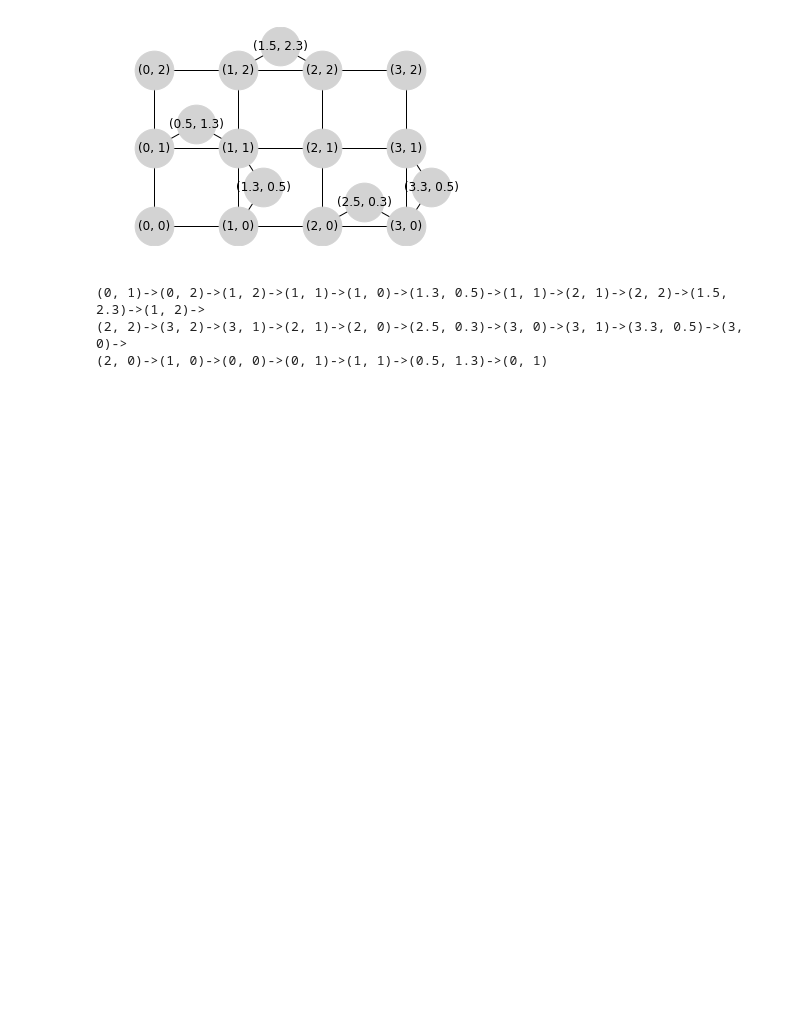
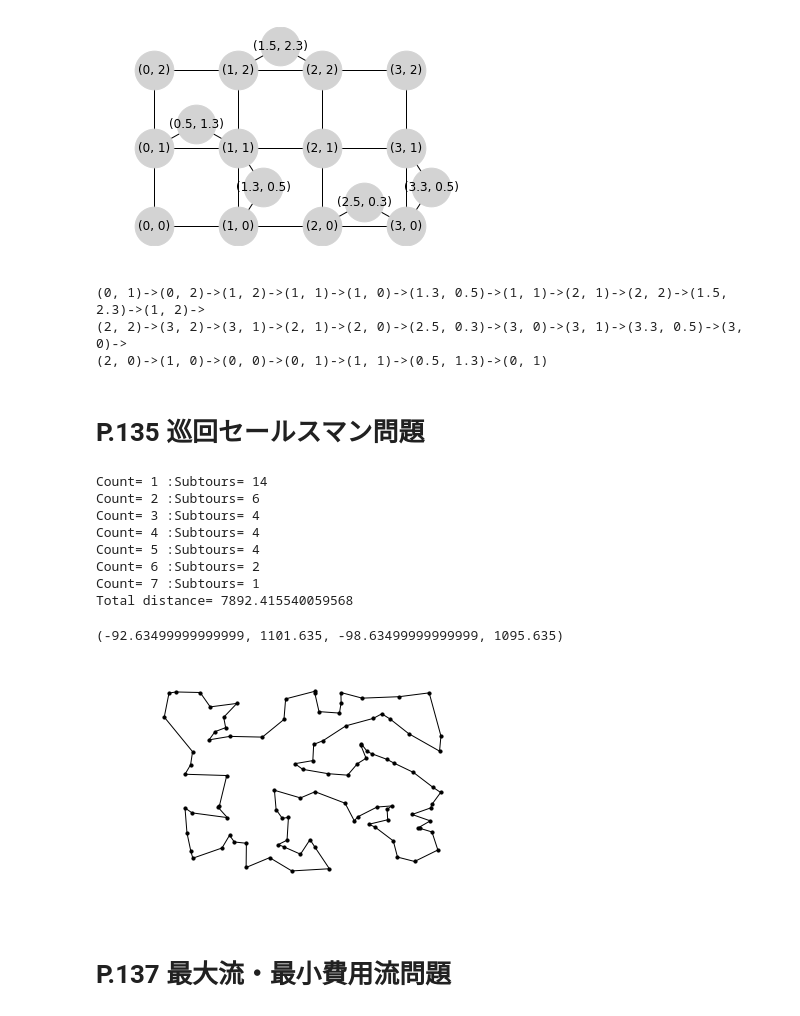
Before and after one commit to tetra00/python_numerical_optimization, a Jupyter notebook: Section4_GraphOptimiztion.ipynb, the cells around one changed output. Cells and saved outputs as stored; diff of their text form; code cells hidden in the pictures; blank space fills up the shorter version.

Commit message:
TSP、最大流・最小費用流問題を追加

```diff
--- a/Section4_GraphOptimiztion.ipynb
+++ b/Section4_GraphOptimiztion.ipynb
@@ -380,3 +379,5 @@ print(start)
 (0, 1)->(0, 2)->(1, 2)->(1, 1)->(1, 0)->(1.3, 0.5)->(1, 1)->(2, 1)->(2, 2)->(1.5, 2.3)->(1, 2)->
 (2, 2)->(3, 2)->(3, 1)->(2, 1)->(2, 0)->(2.5, 0.3)->(3, 0)->(3, 1)->(3.3, 0.5)->(3, 0)->
 (2, 0)->(1, 0)->(0, 0)->(0, 1)->(1, 1)->(0.5, 1.3)->(0, 1)
+# %% [markdown]
+# P.135 巡回セールスマン問題
@@ -382,0 +469,31 @@ print(start)
+# %%
+# ランダムなグラフを生成してTSPを解く
+n = 100
+
+vlist = [i for i in range(n)]
+Tours = nx.Graph()
+Tours.add_nodes_from(vlist)
+
+x = np.random.randint(low=0, high=1000, size=n)
+y = np.random.randint(low=0, high=1000, size=n)
+p = {i:(x[i], y[i]) for i in range(n)}
+
+
+len_tour = TSPSolveSubtourElim(G,x,y)
+
+print('Total distance=', len_tour)
+nx.draw_networkx(Tours, pos=p, node_color='k', node_size=10, with_labels=False)
+plt.axis('off')
+# %% [output]
+Count= 1 :Subtours= 14
+Count= 2 :Subtours= 6
+Count= 3 :Subtours= 4
+Count= 4 :Subtours= 4
+Count= 5 :Subtours= 4
+Count= 6 :Subtours= 2
+Count= 7 :Subtours= 1
+Total distance= 7892.415540059568
+(-92.63499999999999, 1101.635, -98.63499999999999, 1095.635)
+[figure, added]
+# %% [markdown]
+# P.137 最大流・最小費用流問題
```
Also changed, not shown: parts of 9 cells of this notebook.
